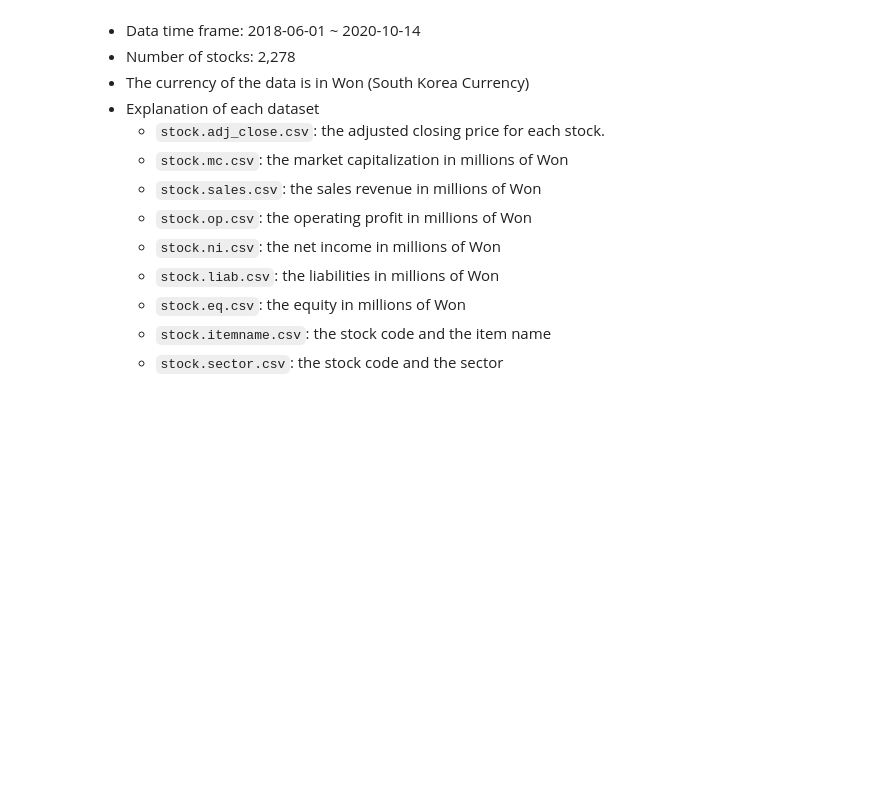
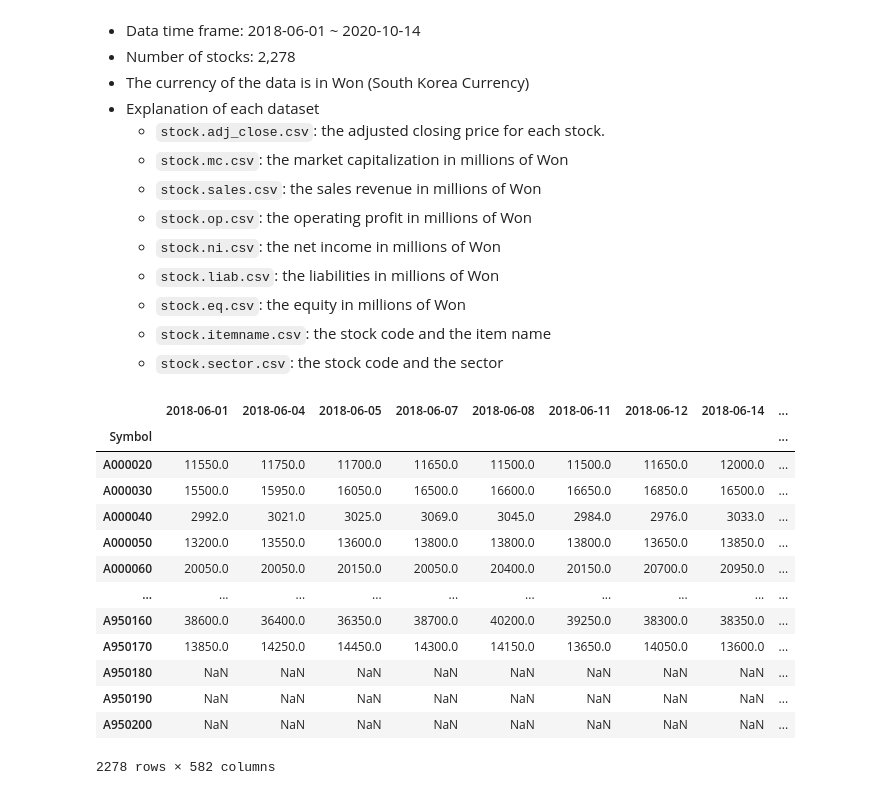
Before and after one commit to mjmax75/Stock_Analysis, a Jupyter notebook: stock_analysis.ipynb, the cells around one changed output. Drawn from its saved outputs; the diff is of its cells as text; code cells hidden in the pictures; blank space fills up the shorter version.

```diff
--- a/stock_analysis.ipynb
+++ b/stock_analysis.ipynb
@@ -48,3 +51,20 @@ done!  (2278, 582)
   * `stock.eq.csv`: the equity in millions of Won
   * `stock.itemname.csv`: the stock code and the item name
   * `stock.sector.csv`: the stock code and the sector
+# %%
+d['adj_close']
+# %% [output]
+|  | 2018-06-01 | 2018-06-04 | 2018-06-05 | 2018-06-07 | 2018-06-08 | 2018-06-11 | 2018-06-12 | 2018-06-14 | ... |
+| Symbol |  |  |  |  |  |  |  |  | ... |
+| A000020 | 11550.0 | 11750.0 | 11700.0 | 11650.0 | 11500.0 | 11500.0 | 11650.0 | 12000.0 | ... |
+| A000030 | 15500.0 | 15950.0 | 16050.0 | 16500.0 | 16600.0 | 16650.0 | 16850.0 | 16500.0 | ... |
+| A000040 | 2992.0 | 3021.0 | 3025.0 | 3069.0 | 3045.0 | 2984.0 | 2976.0 | 3033.0 | ... |
+| A000050 | 13200.0 | 13550.0 | 13600.0 | 13800.0 | 13800.0 | 13800.0 | 13650.0 | 13850.0 | ... |
+| A000060 | 20050.0 | 20050.0 | 20150.0 | 20050.0 | 20400.0 | 20150.0 | 20700.0 | 20950.0 | ... |
+| ... | ... | ... | ... | ... | ... | ... | ... | ... | ... |
+| A950160 | 38600.0 | 36400.0 | 36350.0 | 38700.0 | 40200.0 | 39250.0 | 38300.0 | 38350.0 | ... |
+| A950170 | 13850.0 | 14250.0 | 14450.0 | 14300.0 | 14150.0 | 13650.0 | 14050.0 | 13600.0 | ... |
+| A950180 | NaN | NaN | NaN | NaN | NaN | NaN | NaN | NaN | ... |
+| A950190 | NaN | NaN | NaN | NaN | NaN | NaN | NaN | NaN | ... |
+| A950200 | NaN | NaN | NaN | NaN | NaN | NaN | NaN | NaN | ... |
+2278 rows × 582 columns
```
Also changed, not shown: parts of 7 cells of this notebook.
